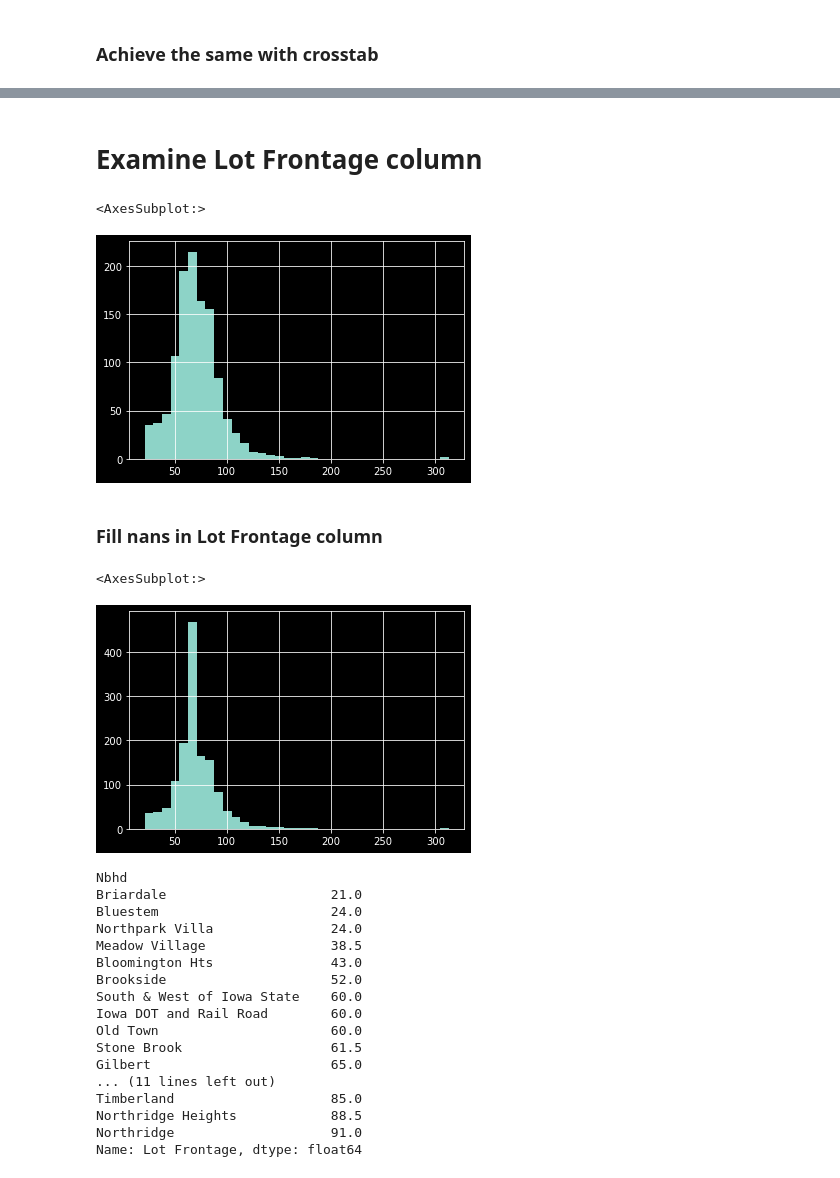
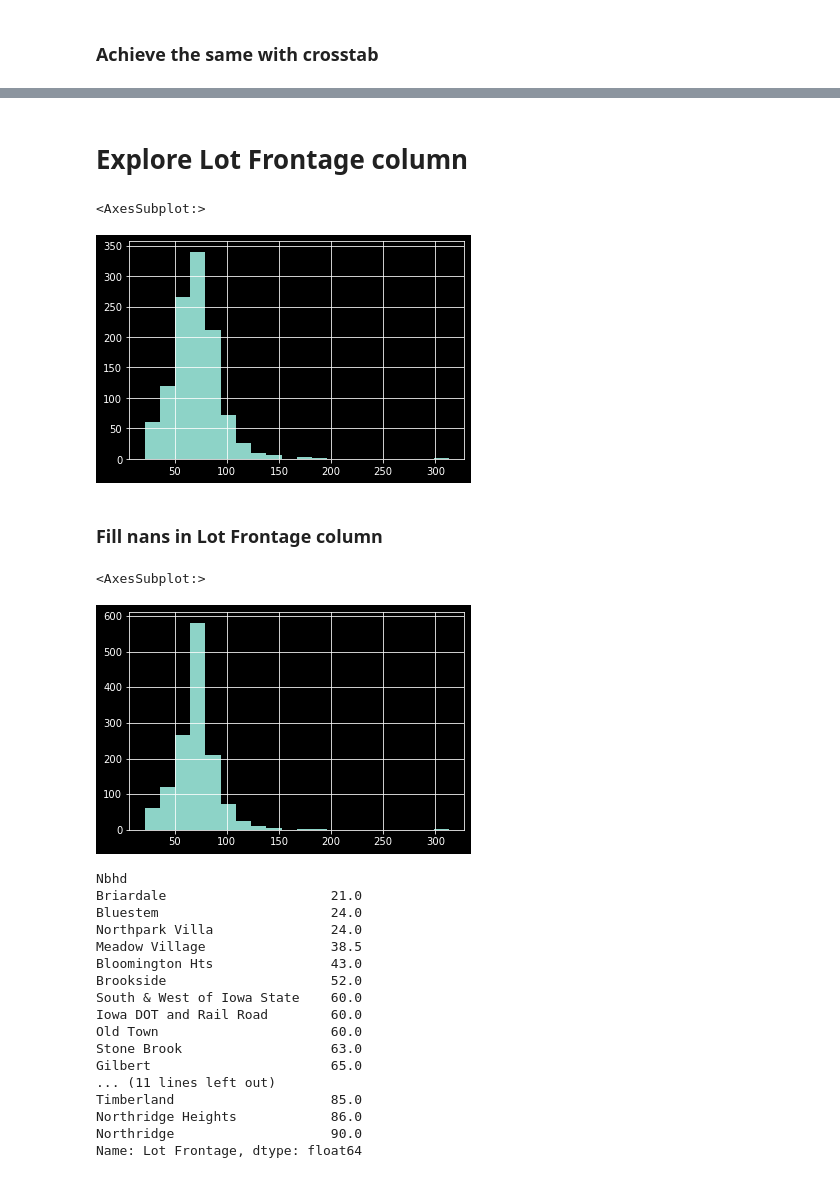
Before and after one commit to gtw2i/MSDS-565-Spring-2025, a Jupyter notebook: Unit 1 - Review EDA w Pandas/Demos/U1_EDA_RealEstate.ipynb, the cells around one changed output, grey strips where cells are left out. Saved outputs shown, nothing was run; the diff lists cells and outputs as text; code cells hidden in the pictures.

```diff
--- a/Unit 1 - Review EDA w Pandas/Demos/U1_EDA_RealEstate.ipynb
+++ b/Unit 1 - Review EDA w Pandas/Demos/U1_EDA_RealEstate.ipynb
@@ -178,0 +184,13 @@ for c in num_cols:
+# %%
+filt_cols = [
+    'Lot Area',
+    'Basement Finished Area',
+    'Basement Area',
+    '1st Floor Area',
+    'Living Area Above Grade'
+]
+
+quant = df[filt_cols].quantile(0.99)
+
+df = df[ (df[filt_cols] < quant).all(axis=1) ]
+df.shape
@@ -577,17 +645,17 @@ sns.kdeplot(
 # %% [markdown]
-# Examine Lot Frontage column
+# Explore Lot Frontage column
 # %%
-df['Lot Frontage'].hist(bins=35)
+df['Lot Frontage'].hist(bins=20)
 # %% [output]
 <AxesSubplot:>
-[figure, old version]
+[figure, new version]
 # %% [markdown]
 ### Fill nans in Lot Frontage column
 # %%
-df['Lot Frontage'].fillna( df['Lot Frontage'].median() ).hist(bins=35)
+df['Lot Frontage'].fillna( df['Lot Frontage'].median() ).hist(bins=20)
 # %% [output]
 <AxesSubplot:>
-[figure, old version]
+[figure, new version]
 # %%
 gb = df.groupby(["Nbhd"])['Lot Frontage'].median().sort_values()
 gb
@@ -602,12 +670,12 @@ Brookside                     52.0
 South & West of Iowa State    60.0
 Iowa DOT and Rail Road        60.0
 Old Town                      60.0
-Stone Brook                   61.5
+Stone Brook                   63.0
 Gilbert                       65.0
 ... (11 lines left out)
 Timberland                    85.0
-Northridge Heights            88.5
-Northridge                    91.0
+Northridge Heights            86.0
+Northridge                    90.0
 Name: Lot Frontage, dtype: float64
 # %%
 def fill(r):
```
Also changed, not shown: parts of 37 cells of this notebook.
